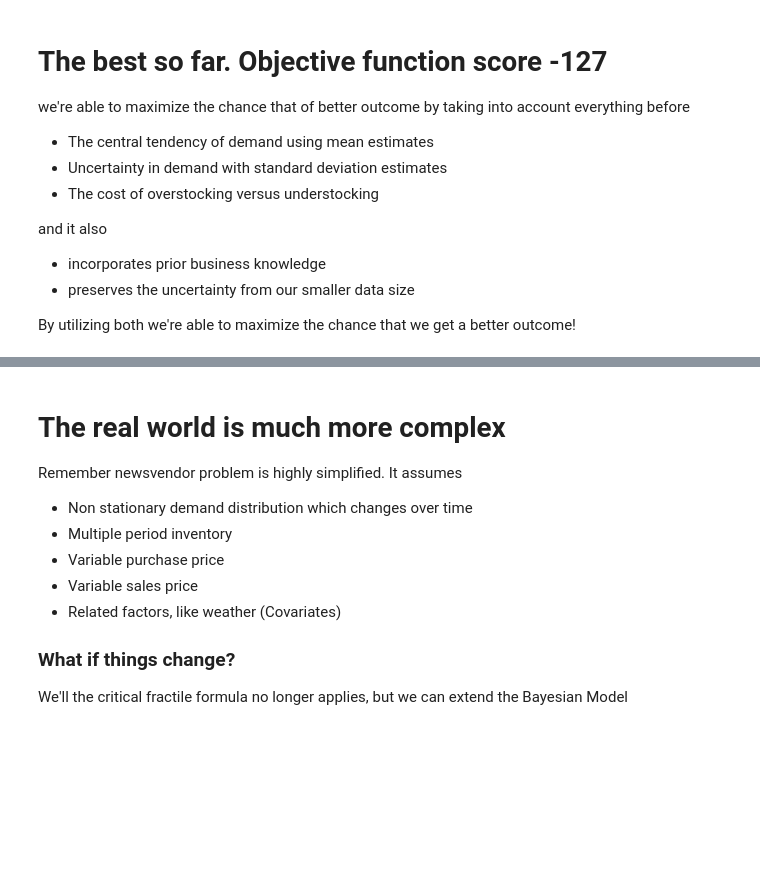
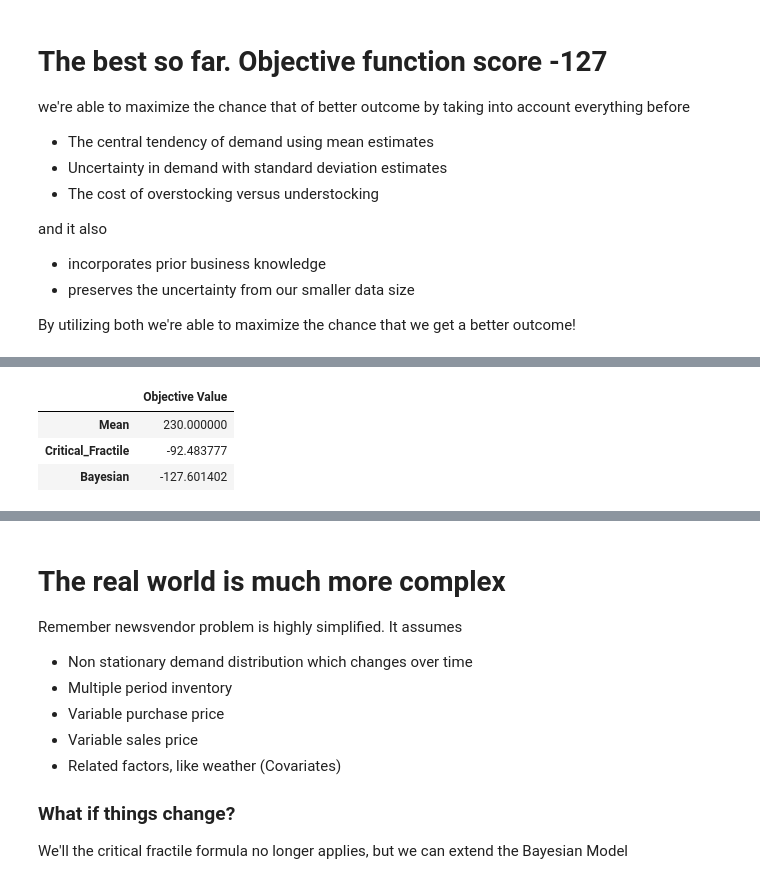
Before and after one commit to canyon289/PyDataGlobal_2020, a Jupyter notebook: PyDataGlobal_Ravin.ipynb, the cells around one changed output, grey strips where cells are left out. Cells and saved outputs as stored; diff of their text form; code cells hidden in the pictures; blank space fills up the shorter version.

```diff
--- a/PyDataGlobal_Ravin.ipynb
+++ b/PyDataGlobal_Ravin.ipynb
@@ -340,3 +344,8 @@ Whoo, data science!
+# %%
+# For the comparison slide
+
+results = pd.DataFrame()
+results.loc["Mean", "Objective Value"] = objective_func_value
 # %% [markdown]
 # Methodology 2: Let's use statistics
 Statistics let us characterize uncertainty. This is something we want to do
@@ -391,6 +400,9 @@ This time we took into account
 * The mean
 * Uncertainty in our standard deviation
 * The cost of overstocking versus understocking
+# %%
+# For the comparison slide
+results.loc["Critical_Fractile", "Objective Value"] = objective_func_value
 # %% [markdown]
 # So what have we done?
 <center><img src="img/CriticalFractileWorkflow.png" alt="Drawing" style="height: 500px;"/> </center>
@@ -560,0 +589,7 @@ Past just this simple toy model what other benefits does it have?
+# %%
+results
+# %% [output]
+|  | Objective Value |
+| Mean | 230.000000 |
+| Critical_Fractile | -92.483777 |
+| Bayesian | -127.601402 |
```
Also changed, not shown: parts of 11 cells of this notebook.
